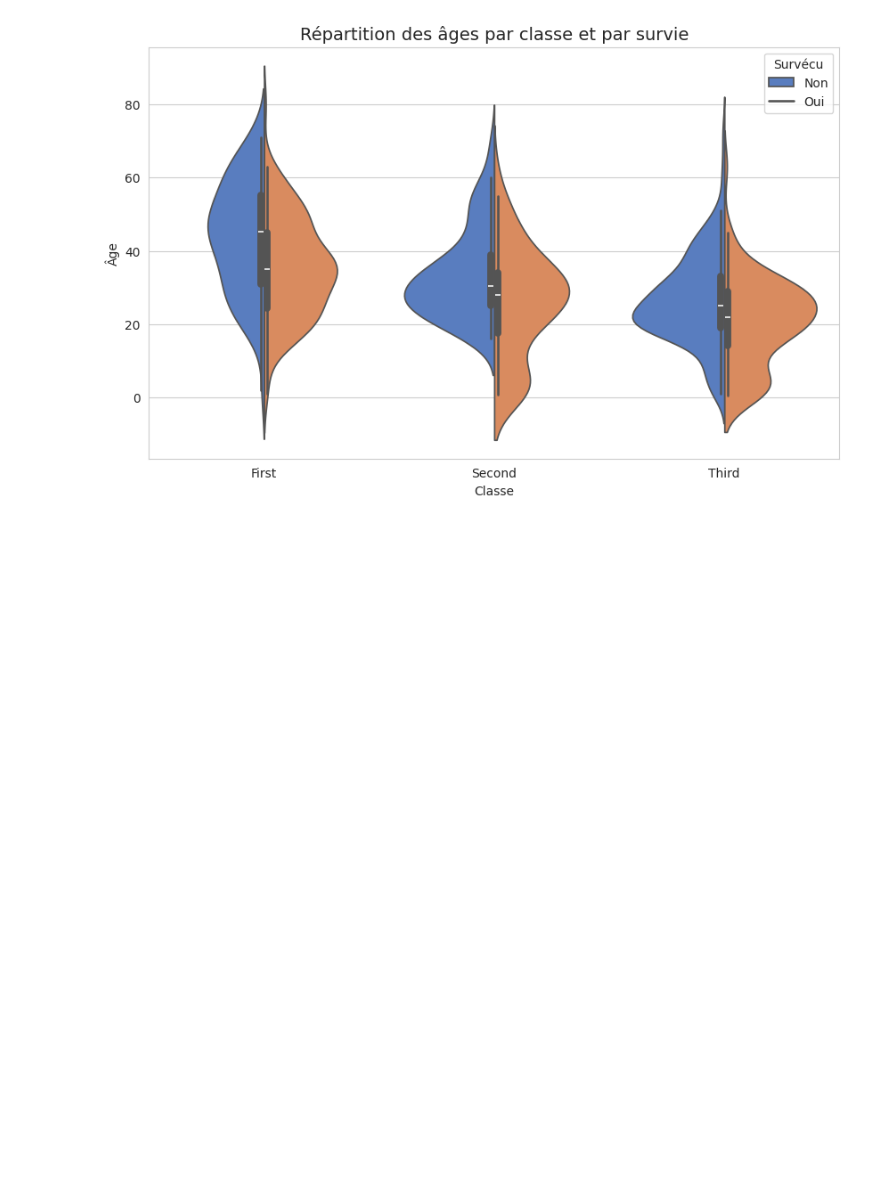
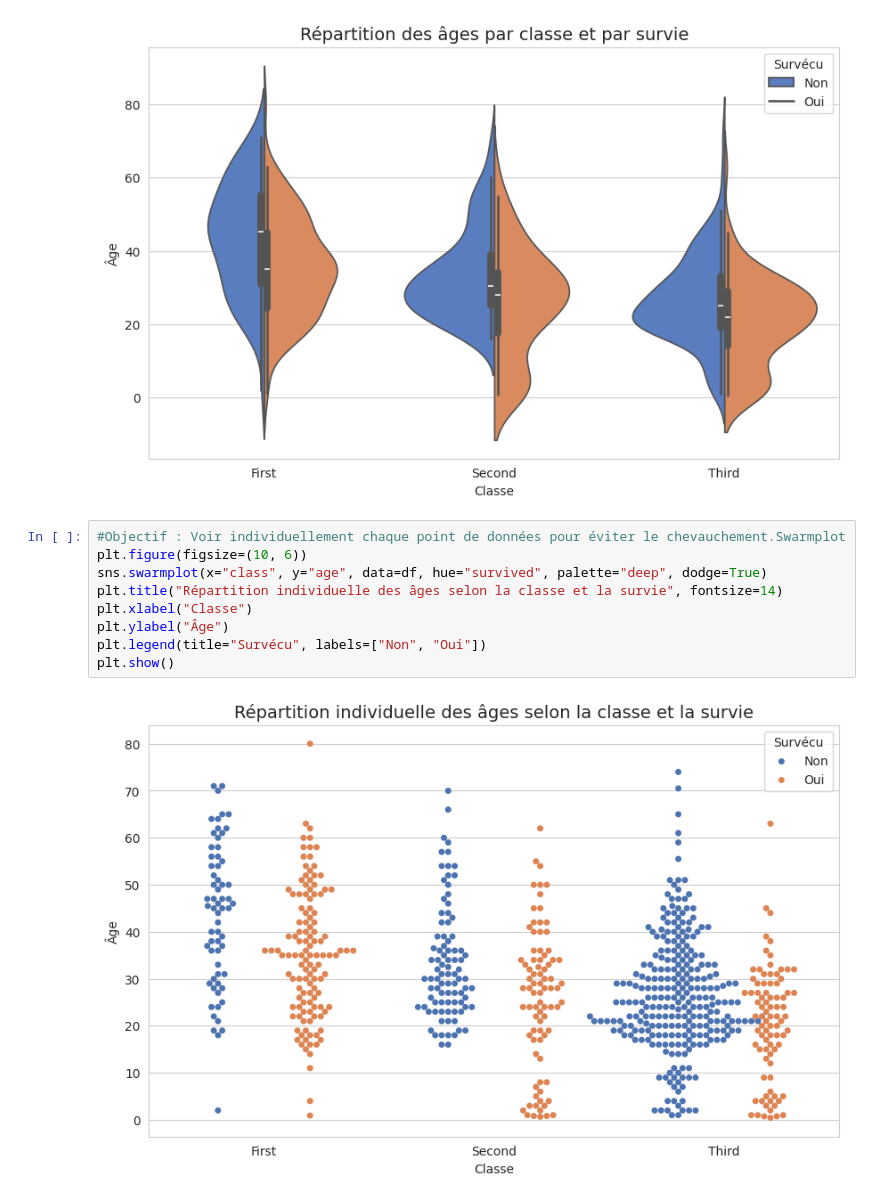
Before and after one commit to Badu1230/Badu1230, a Jupyter notebook: Titanic_Seaborn.ipynb, the cells around one changed output. Cells and saved outputs as stored; diff of their text form; blank space fills up the shorter version.

```diff
--- a/Titanic_Seaborn.ipynb
+++ b/Titanic_Seaborn.ipynb
@@ -90,3 +90,14 @@ plt.legend(title="Survécu", labels=["Non", "Oui"])
 plt.show()
 # %% [output]
 [figure]
+# %%
+#Objectif : Voir individuellement chaque point de données pour éviter le chevauchement.Swarmplot
+plt.figure(figsize=(10, 6))
+sns.swarmplot(x="class", y="age", data=df, hue="survived", palette="deep", dodge=True)
+plt.title("Répartition individuelle des âges selon la classe et la survie", fontsize=14)
+plt.xlabel("Classe")
+plt.ylabel("Âge")
+plt.legend(title="Survécu", labels=["Non", "Oui"])
+plt.show()
+# %% [output]
+[figure, added]
```
